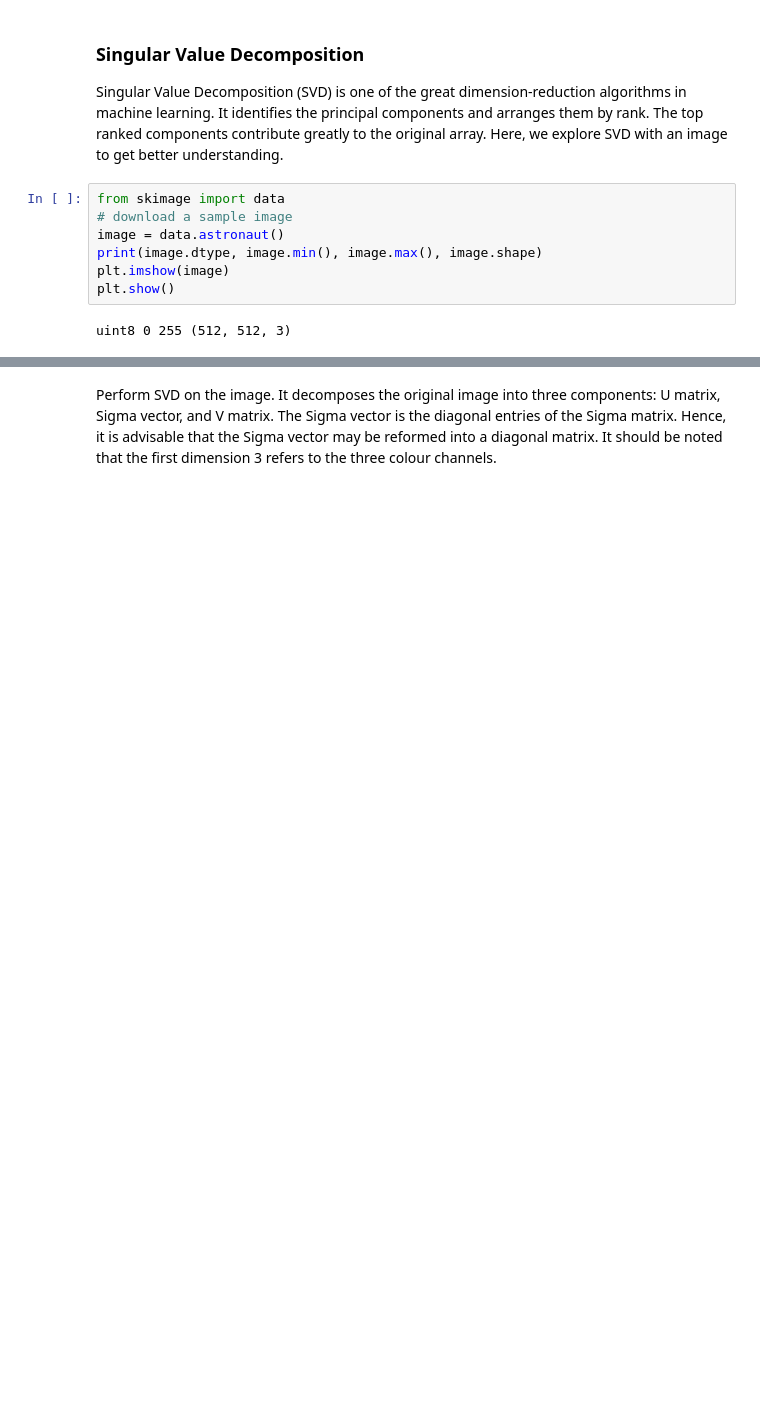
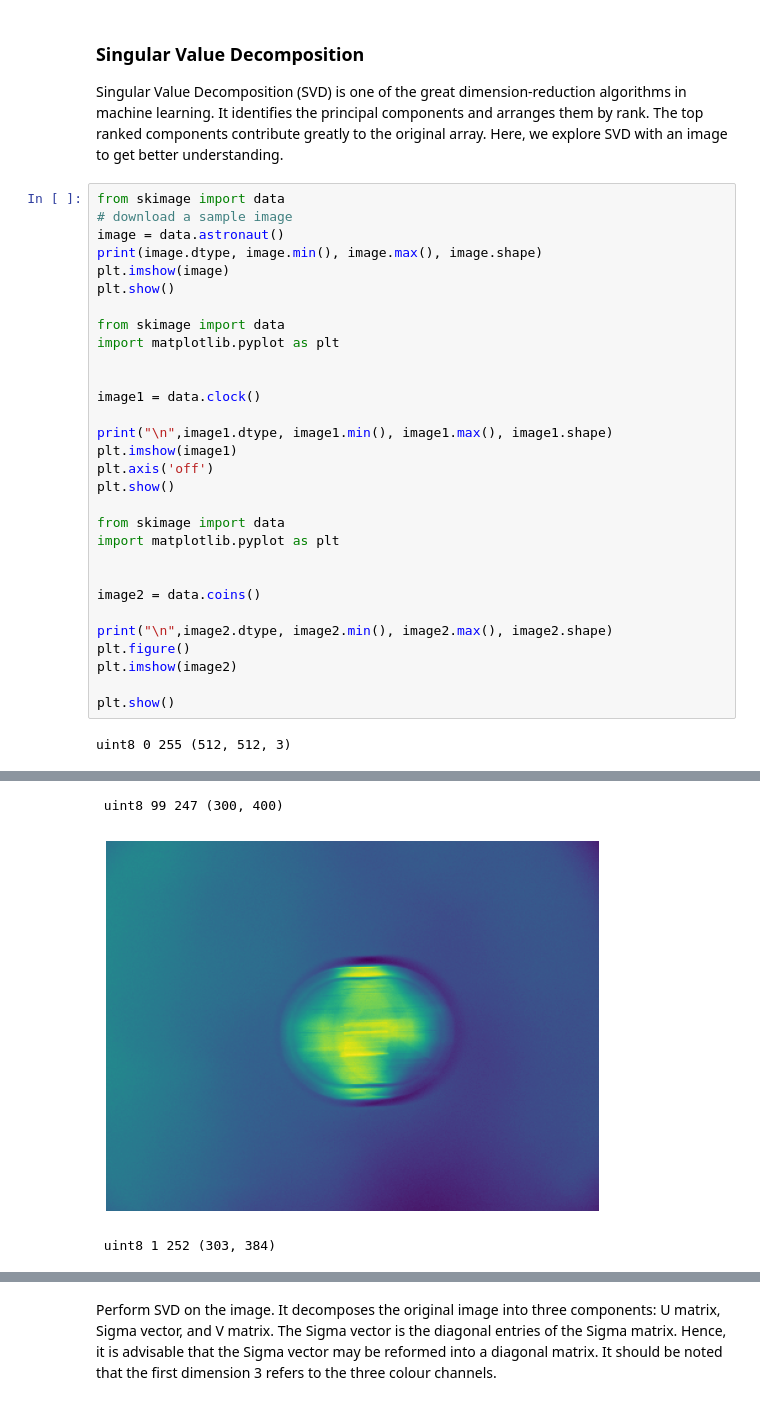
Before and after one commit to Akshata1712/fmml_assignments, a Jupyter notebook: Basics_of_Linear_Algebra.ipynb, the cells around one changed output, grey strips where cells are left out. Saved outputs shown, nothing was run; the diff lists cells and outputs as text; blank space fills up the shorter version.

```diff
--- a/Basics_of_Linear_Algebra.ipynb
+++ b/Basics_of_Linear_Algebra.ipynb
@@ -374,10 +744,36 @@ Singular Value Decomposition (SVD) is one of the great dimension-reduction algor
 # %%
 from skimage import data
 # download a sample image
 image = data.astronaut()
 print(image.dtype, image.min(), image.max(), image.shape)
 plt.imshow(image)
 plt.show()
+
+from skimage import data
+import matplotlib.pyplot as plt
+
+
+image1 = data.clock()
+
+print("\n",image1.dtype, image1.min(), image1.max(), image1.shape)
+plt.imshow(image1)
+plt.axis('off')
+plt.show()
+
+from skimage import data
+import matplotlib.pyplot as plt
+
+
+image2 = data.coins()
+
+print("\n",image2.dtype, image2.min(), image2.max(), image2.shape)
+plt.figure()
+plt.imshow(image2)
+
+plt.show()
 # %% [output]
 uint8 0 255 (512, 512, 3)
 [figure]
+ uint8 99 247 (300, 400)
+[figure, added]
+ uint8 1 252 (303, 384)
```
Also changed, not shown: parts of 37 cells of this notebook.
